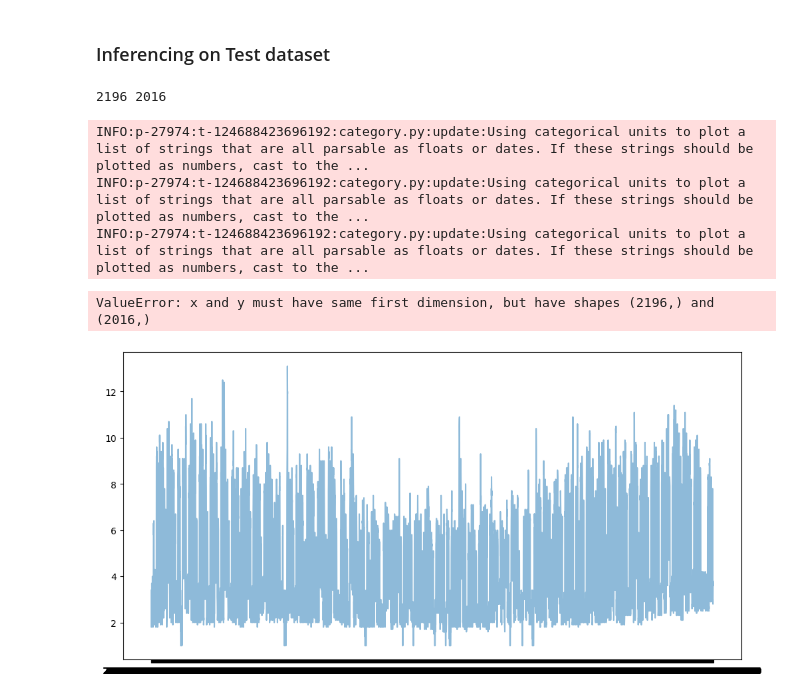
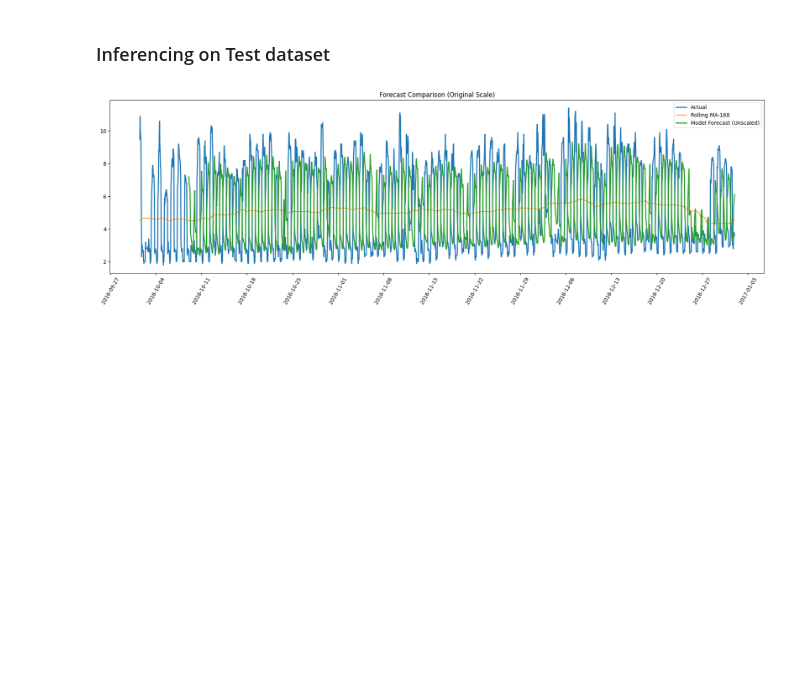
Before and after one commit to srivnaman/EnergyFM, a Jupyter notebook: Notebooks/energy-TTM-finetuning.ipynb, the cells around one changed output. Drawn from its saved outputs; the diff is of its cells as text; code cells hidden in the pictures; blank space fills up the shorter version.

```diff
--- a/Notebooks/energy-TTM-finetuning.ipynb
+++ b/Notebooks/energy-TTM-finetuning.ipynb
@@ -398,32 +389,45 @@ if len(y_true_test) == 0:
 # Concatenate predictions and ground truth
 y_true = np.concatenate(y_true_test, axis=0)
 y_pred = np.concatenate(y_pred_test, axis=0)
-# %%
-y_true_flat = y_true.flatten()
-y_pred_flat = y_pred.flatten()
-split_idx = int(len(df) * 0.75)
-test_index = df.index[split_idx:]
-print(len(test_index), len(y_pred_flat))
-# %% [output]
-2196 2016
-# %%
-plt.figure(figsize=(12,6))
-
-# Full dataset
-plt.plot(df.index, df["meter_reading"], label="Full Data", alpha=0.5)
-
-# Forecast
-plt.plot(test_index, y_pred_flat, label="Rolling Forecast", linewidth=2)
-
-plt.axvline(df.index[split_idx], color='black', linestyle='--', label="Train/Test Split")
-
-plt.legend()
-plt.title("Rolling Forecast on Test Set")
-plt.xticks(rotation=45)
-plt.show()
-# %% [output]
-INFO:p-27974:t-124688423696192:category.py:update:Using categorical units to plot a list of strings that are all parsable as floats or dates. If these strings should be plotted as numbers, cast to the ...
-INFO:p-27974:t-124688423696192:category.py:update:Using categorical units to plot a list of strings that are all parsable as floats or dates. If these strings should be plotted as numbers, cast to the ...
-INFO:p-27974:t-124688423696192:category.py:update:Using categorical units to plot a list of strings that are all parsable as floats or dates. If these strings should be plotted as numbers, cast to the ...
-ValueError: x and y must have same first dimension, but have shapes (2196,) and (2016,)
-[figure, removed]
+# %%
+mean = test_dataset.mean
+std  = test_dataset.std
+
+y_true_flat = y_true.reshape(-1)
+y_pred_flat = y_pred.reshape(-1)
+
+
+y_true_unscaled = unscale_predictions(y_true_flat, mean, std)
+y_pred_unscaled = unscale_predictions(y_pred_flat, mean, std)
+# %%
+import matplotlib.pyplot as plt
+import matplotlib.dates as mdates
+
+# Align model forecast with correct timestamps
+model_time_index = test.index[-len(y_pred_unscaled):]
+
+plt.figure(figsize=(18, 6))
+
+# Actual full test (already unscaled)
+plt.plot(test.index, test["meter_reading"],
+         label="Actual", linewidth=2)
+
+# Rolling baseline
+plt.plot(test.index, predictions,
+         label="Rolling MA-168", alpha=0.8)
+
+# Model forecast (UNSCALED)
+plt.plot(model_time_index, y_pred_unscaled,
+         label="Model Forecast (Unscaled)", linewidth=2)
+
+
+plt.gca().xaxis.set_major_locator(mdates.WeekdayLocator(interval=1))
+plt.gca().xaxis.set_major_formatter(mdates.DateFormatter('%Y-%m-%d'))
+plt.xticks(rotation=60)
+
+plt.legend()
+plt.title("Forecast Comparison (Original Scale)")
+plt.tight_layout()
+plt.show()
+# %% [output]
+[figure, added]
```
Also changed, not shown: parts of 4 cells of this notebook, 5 other files.
